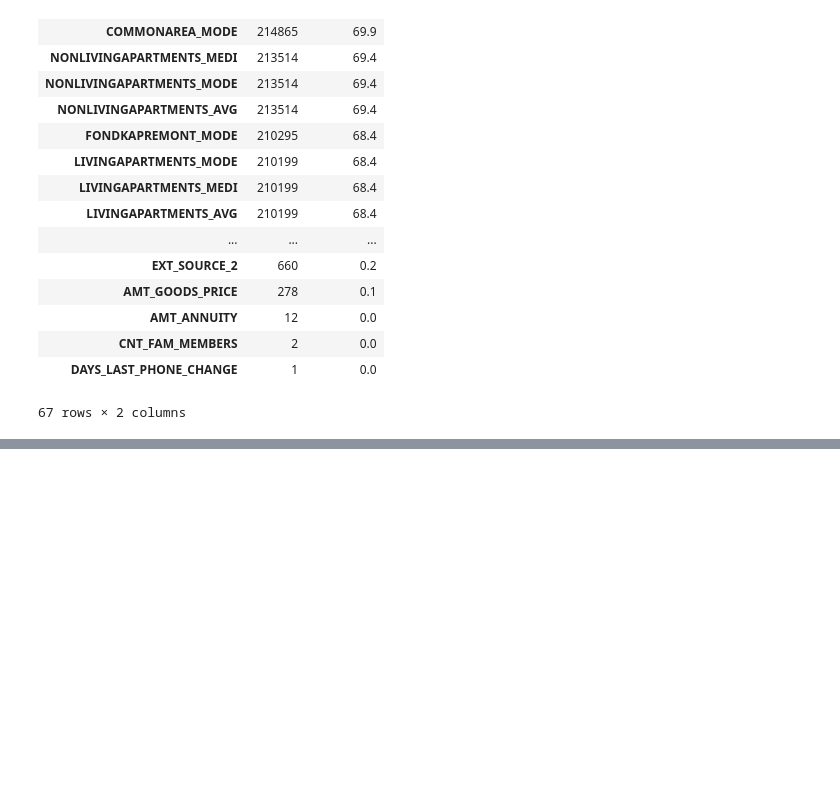
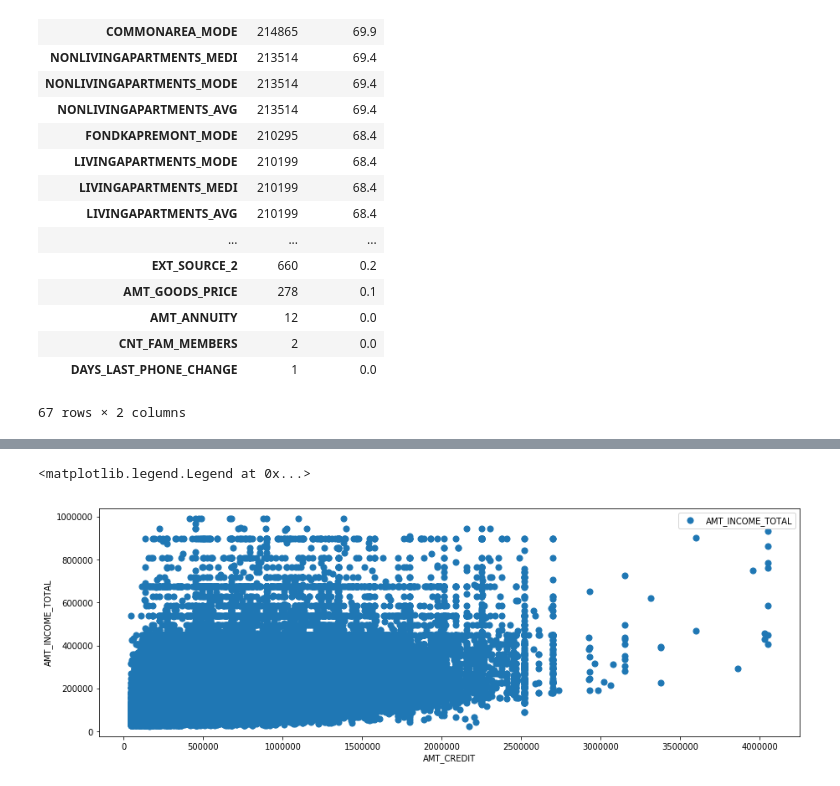
Before and after one commit to gonzaloriquelme/HomeCreditDefaultRisk, a Jupyter notebook: CreditDefaultRisk.ipynb, the cells around one changed output, grey strips where cells are left out. Drawn from its saved outputs; the diff is of its cells as text; code cells hidden in the pictures; blank space fills up the shorter version.

```diff
--- a/CreditDefaultRisk.ipynb
+++ b/CreditDefaultRisk.ipynb
@@ -99,0 +233,10 @@ missingtable
+# %%
+fig, ax = plt.subplots(figsize=(15,5))
+dataplot = df.drop(df[df['AMT_INCOME_TOTAL']>10**6].index)
+ax.scatter(dataplot['AMT_CREDIT'],dataplot['AMT_INCOME_TOTAL'],s=50)
+ax.set_xlabel('AMT_CREDIT')
+ax.set_ylabel('AMT_INCOME_TOTAL')
+plt.legend()
+# %% [output]
+<matplotlib.legend.Legend at 0x...>
+[figure, added]
```
Also changed, not shown: parts of 16 cells of this notebook.
